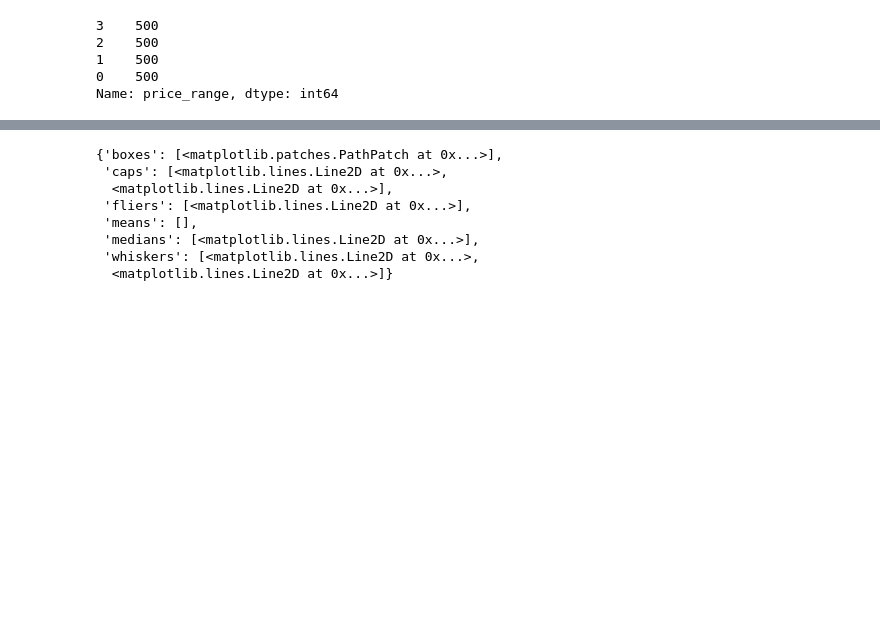
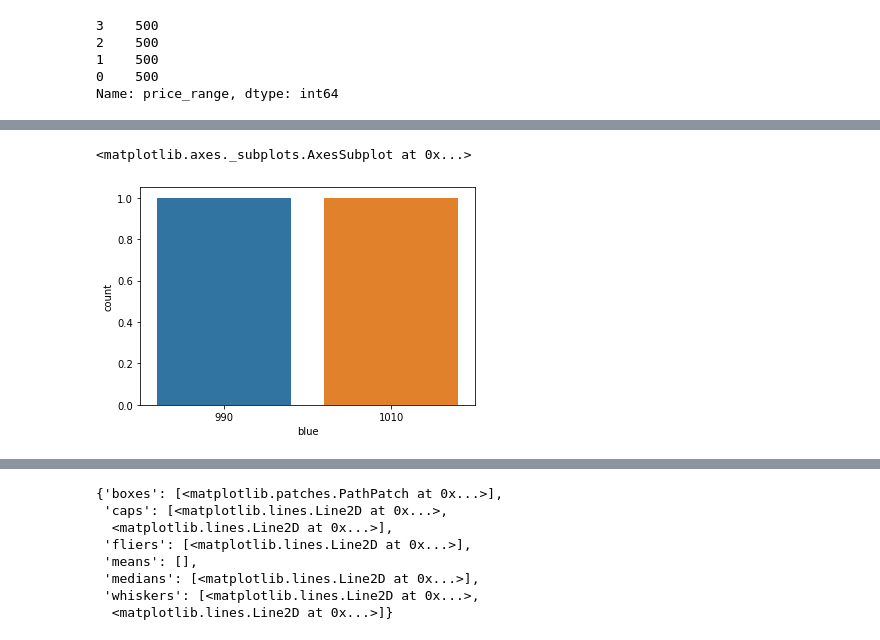
Before and after one commit to VaideswarReddy/Mobile_price_prediction, a Jupyter notebook: Mobile_price_prediction_Vaideswar.ipynb, the cells around one changed output, grey strips where cells are left out. Cells and saved outputs as stored; diff of their text form; code cells hidden in the pictures; blank space fills up the shorter version.

```diff
--- a/Mobile_price_prediction_Vaideswar.ipynb
+++ b/Mobile_price_prediction_Vaideswar.ipynb
@@ -67,0 +87,5 @@ Name: price_range, dtype: int64
+# %%
+sns.countplot(df.blue.value_counts())
+# %% [output]
+<matplotlib.axes._subplots.AxesSubplot at 0x...>
+[figure, added]
```
Also changed, not shown: parts of 34 cells of this notebook.
